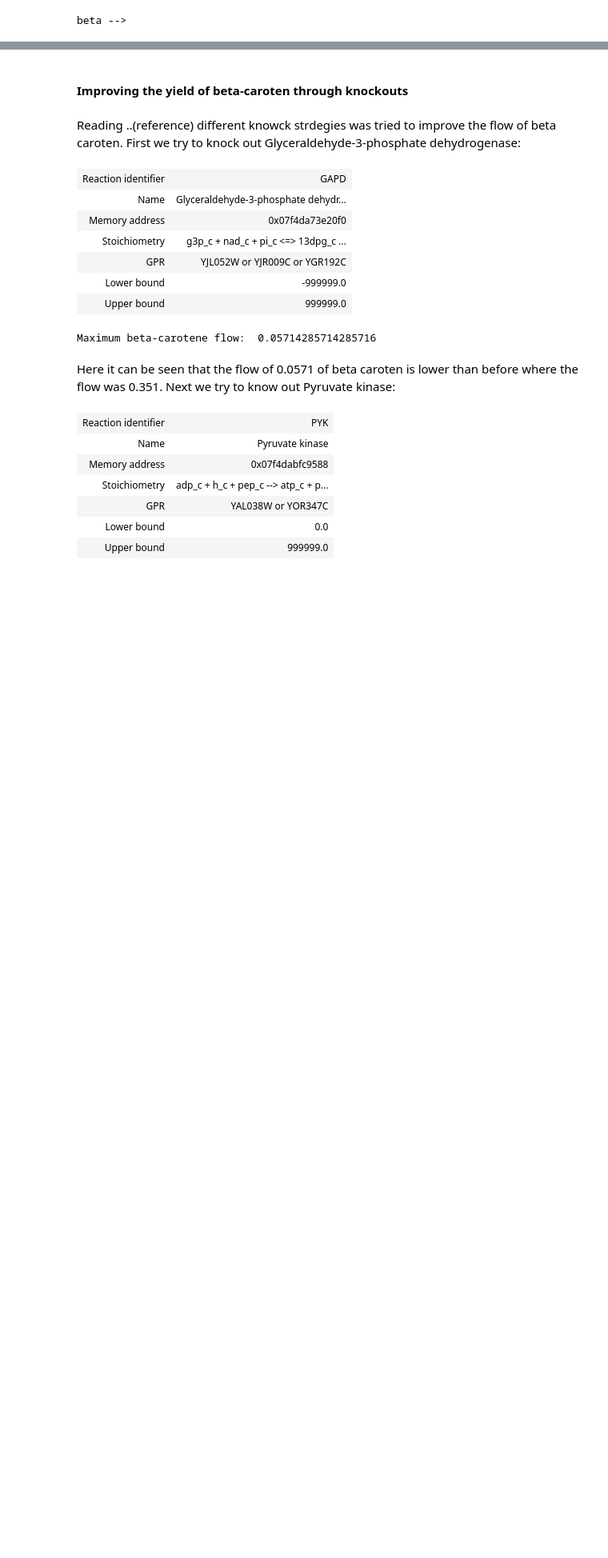
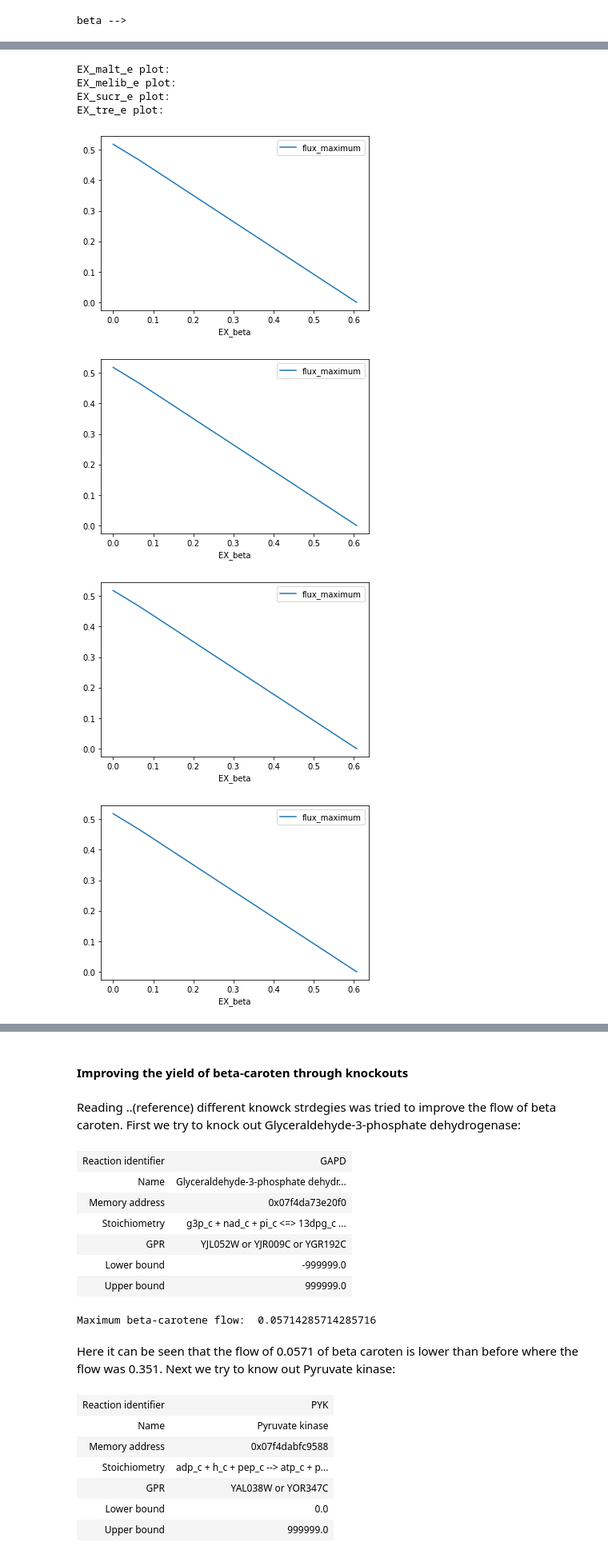
Before and after one commit to 27410/27410-2020-group-project-group-10-betacaroten-synthesis, a Jupyter notebook: Report.ipynb, the cells around one changed output, grey strips where cells are left out. Shown at 80% size. Cells and saved outputs as stored; diff of their text form; code cells hidden in the pictures; blank space fills up the shorter version.

```diff
--- a/Report.ipynb
+++ b/Report.ipynb
@@ -351,0 +434,26 @@ Therefore we will set the carbon sorce glucose as we examined above as 0 and loo
+# %%
+#Plotting the growthrate in relation to betacarotene production for different carbon sources.
+for i in range(len(potential_better_Csources)):
+    with model_iMM904:
+        medium=model_iMM904.medium                             #Resets medium to standard
+        medium['EX_glc__D_e']= 0                               #sets glucose level to 0
+        medium[potential_better_Csources[i]]= 10               #sets level of carbon source to 10
+        model_iMM904.medium = medium
+        solution_growth = model_iMM904.slim_optimize(error_value=0.)
+        if  solution_growth >= 0.51:
+            print(potential_better_Csources[i], "plot: ")
+            max_beta = production_envelope(
+                    model_iMM904,
+                    reactions=[model_iMM904.reactions.EX_beta],
+                    objective=model_iMM904.reactions.BIOMASS_SC5_notrace
+                    )
+            max_beta.plot(x='EX_beta', y='flux_maximum')
+# %% [output]
+EX_malt_e plot:
+EX_melib_e plot:
+EX_sucr_e plot:
+EX_tre_e plot:
+[figure, added]
+[figure, added]
+[figure, added]
+[figure, added]
```
Also changed, not shown: parts of 44 cells of this notebook, 2 other files.
